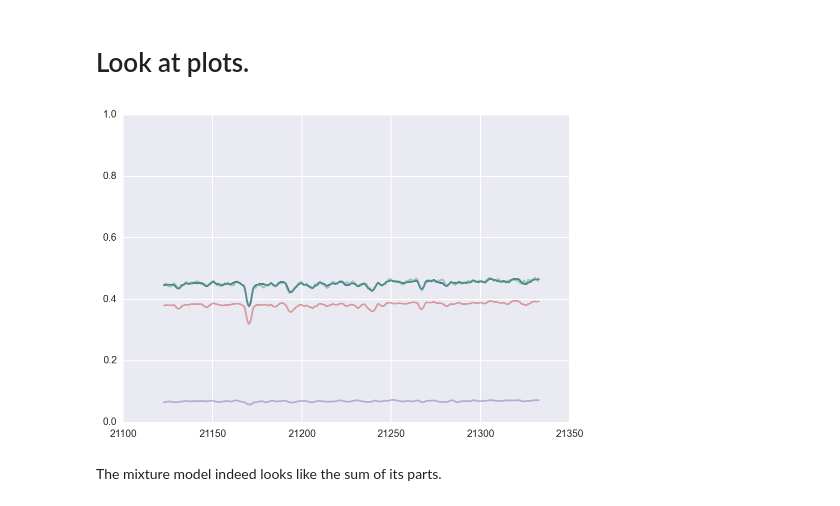
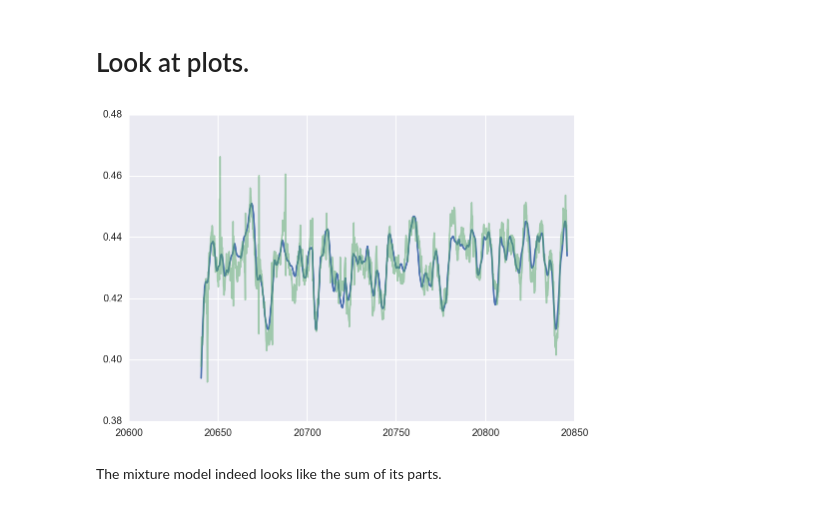
Before and after one commit to BrownDwarf/welter, a Jupyter notebook: notebooks/welter_issue009-09_spot_check_fake_IGRINS_data.ipynb, the cells around one changed output. Cells and saved outputs as stored; diff of their text form; code cells hidden in the pictures.

```diff
--- a/notebooks/welter_issue009-09_spot_check_fake_IGRINS_data.ipynb
+++ b/notebooks/welter_issue009-09_spot_check_fake_IGRINS_data.ipynb
@@ -26,24 +26,24 @@ import os
 import json
 # %%
 os.chdir('/Users/gully/GitHub/welter/notebooks/')
-os.chdir('../sf/m084/')
+os.chdir('../sf/m086/')
 
 with open('mixture_model.json') as f:
     mmix = json.load(f)
 
 with open('model_A_spec.json') as f:
     ma = json.load(f)
 
 with open('model_B_spec.json') as f:
     mb = json.load(f)
 
 plt.plot(mmix['wl'], mmix['mmix'])
 plt.plot(mmix['wl'], mmix['mmix_noised'], alpha=0.5)
 plt.plot(ma['wl'], np.array(ma['model'])*0.70, alpha=0.5)
 plt.plot(ma['wl'], np.array(mb['model'])*0.30/2.39894, alpha=0.5)
-plt.ylim(0, 1.0);
+plt.ylim(0.38, 0.48);
 # %% [output]
-[figure, old version]
+[figure, new version]
 # %% [markdown]
 The mixture model indeed looks like the sum of its parts.
 # %%
```
Also changed, not shown: 2 other files.
